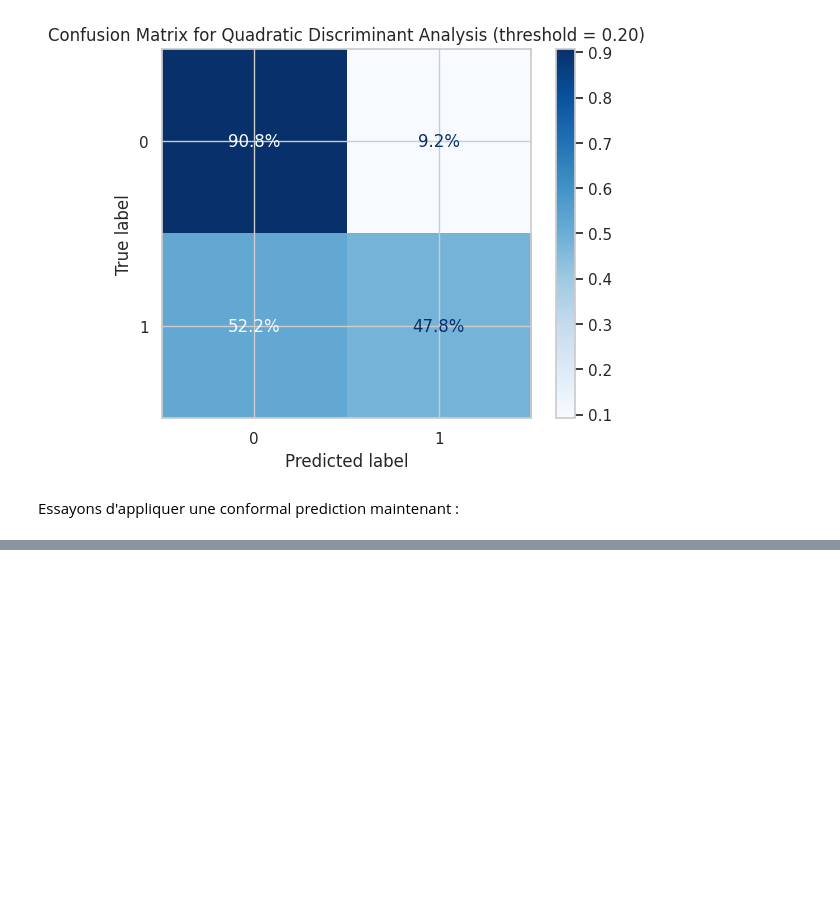
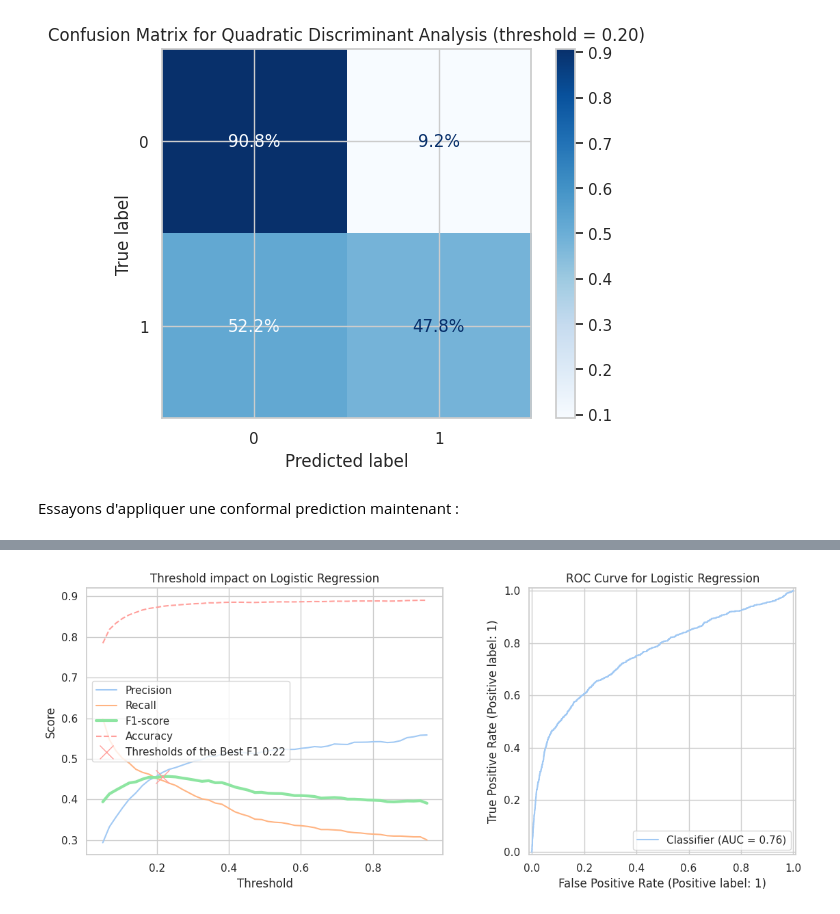
Before and after one commit to Khadija-Ammar/ml-uncertainty-quantification-and-sources, a Jupyter notebook: encodage Dunand + ML.ipynb, the cells around one changed output, grey strips where cells are left out. Saved outputs shown, nothing was run; the diff lists cells and outputs as text; code cells hidden in the pictures; blank space fills up the shorter version.

Commit message:
Conformal Prediction Suite et Subset

```diff
--- a/encodage Dunand + ML.ipynb
+++ b/encodage Dunand + ML.ipynb
@@ -487,0 +522,47 @@ Essayons d'appliquer une conformal prediction maintenant :
+# %%
+from sklearn.metrics import precision_score, recall_score, f1_score, accuracy_score
+
+y_proba = model.predict_proba(X_test_normalized)[:, 1] #Proba de succès
+thresholds_logistic_L1 = np.linspace(0.05, 0.95, 50) #On va tester 90 seuils pour voir celui qui nous semble le plus pertinent
+
+#Voici les métrics qu'on va regarder
+precision_list_logistic = []
+recall_list_logistic = []
+f1_list_logistic = []
+accuracy_list_logistic = []
+
+for t in thresholds_logistic:
+    y_pred_t = (y_proba >= t).astype(int) #A chaque étape on regénère un array de 0/1 selon le threshold
+
+    precision_list_logistic.append(precision_score(y_test, y_pred_t))
+    recall_list_logistic.append(recall_score(y_test, y_pred_t))
+    f1_list_logistic.append(f1_score(y_test, y_pred_t,pos_label=1))
+    accuracy_list_logistic.append(accuracy_score(y_test, y_pred_t))
+
+best_idx_logistic_L1 = np.argmax(f1_list_logistic)
+best_threshold_logistic_L1 = thresholds_logistic[best_idx_logistic_L1]
+# %%
+fig, axes = plt.subplots(1, 2, figsize=(12, 5))
+
+# Premier graphique (à gauche)
+axes[0].plot(thresholds_logistic, precision_list_logistic, label="Precision")
+axes[0].plot(thresholds_logistic, recall_list_logistic, label="Recall")
+axes[0].plot(thresholds_logistic, f1_list_logistic, label="F1-score", linewidth=3)
+axes[0].plot(thresholds_logistic, accuracy_list_logistic, label="Accuracy", linestyle="--")
+axes[0].plot(thresholds_logistic[best_idx_logistic], f1_list_logistic[best_idx_logistic],
+             'rx', markersize=15, markeredgewidth=1, label=f"Thresholds of the Best F1 {thresholds_logistic[best_idx_logistic]:.2f}")
+
+axes[0].set_xlabel("Threshold")
+axes[0].set_ylabel("Score")
+axes[0].set_title("Threshold impact on Logistic Regression")
+axes[0].legend()
+axes[0].grid(True)
+
+# Deuxième graphique (à droite)
+RocCurveDisplay.from_predictions(y_test, y_proba, ax=axes[1])
+axes[1].set_title("ROC Curve for Logistic Regression")
+
+plt.tight_layout()
+plt.show()
+# %% [output]
+[figure, added]
```
Also changed, not shown: parts of 3 cells of this notebook.
